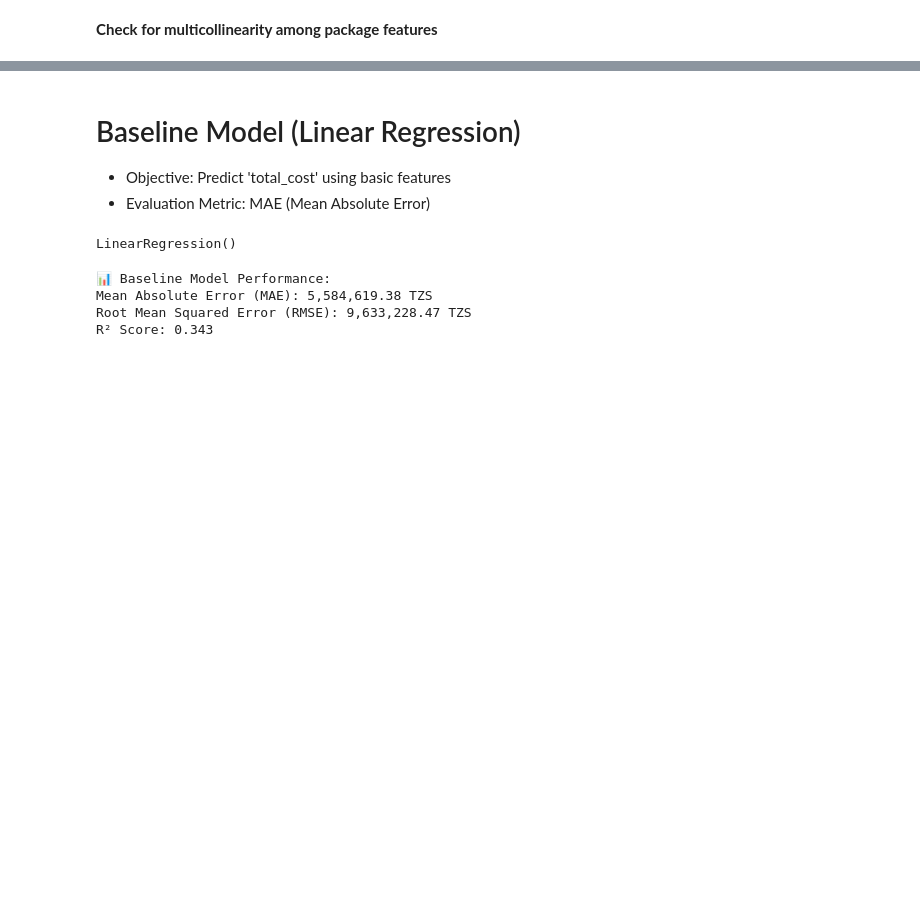
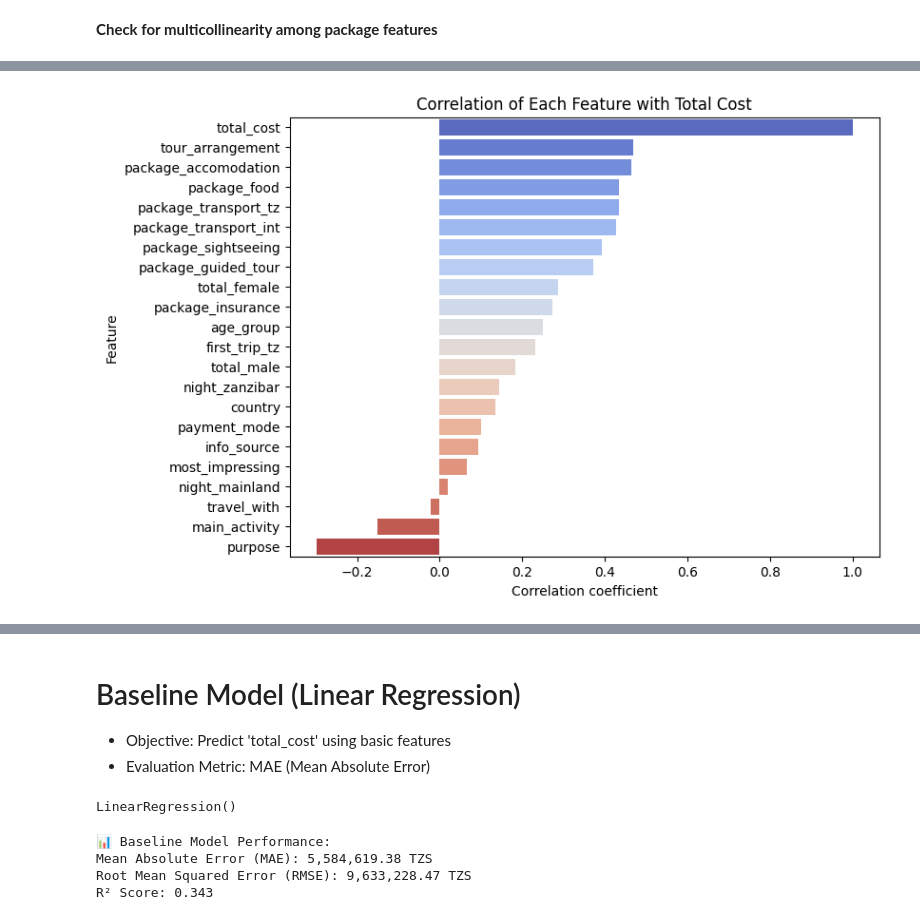
Before and after one commit to Karl-Johann-Jaekel/Machine-Learning-Project-Tourism, a Jupyter notebook: ML-Project.ipynb, the cells around one changed output, grey strips where cells are left out. Saved outputs shown, nothing was run; the diff lists cells and outputs as text; code cells hidden in the pictures; blank space fills up the shorter version.

```diff
--- a/ML-Project.ipynb
+++ b/ML-Project.ipynb
@@ -551 +574,11 @@ plt.show()
+# %%
+corr_with_target = train.corr(numeric_only=True)['total_cost'].sort_values(ascending=False)
+plt.figure(figsize=(8,6))
+sns.barplot(x=corr_with_target, y=corr_with_target.index, palette="coolwarm")
+plt.title("Correlation of Each Feature with Total Cost")
+plt.xlabel("Correlation coefficient")
+plt.ylabel("Feature")
+plt.show()
+# %% [output]
+[figure, added]
 # %%
```
Also changed, not shown: parts of 19 cells of this notebook.
